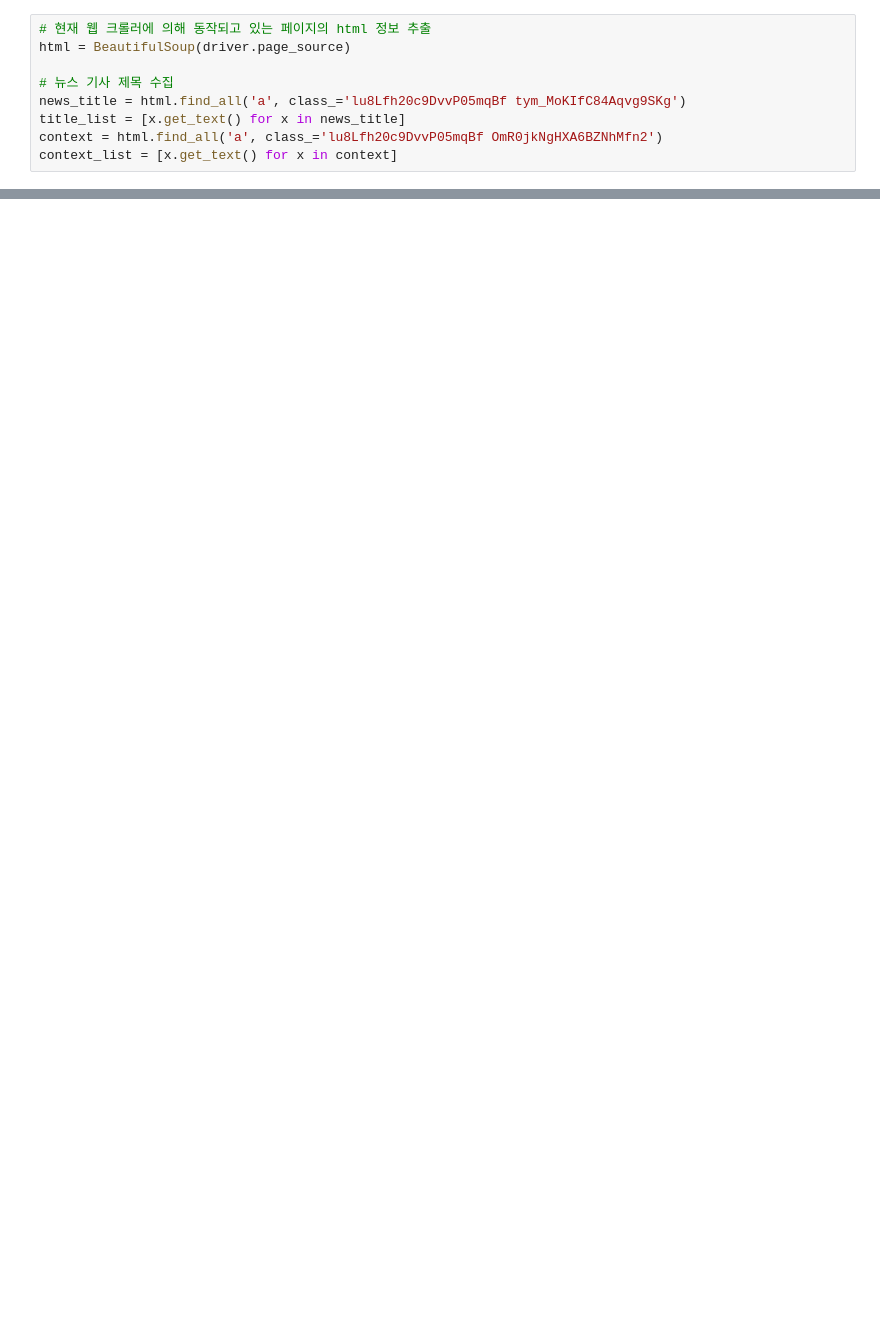
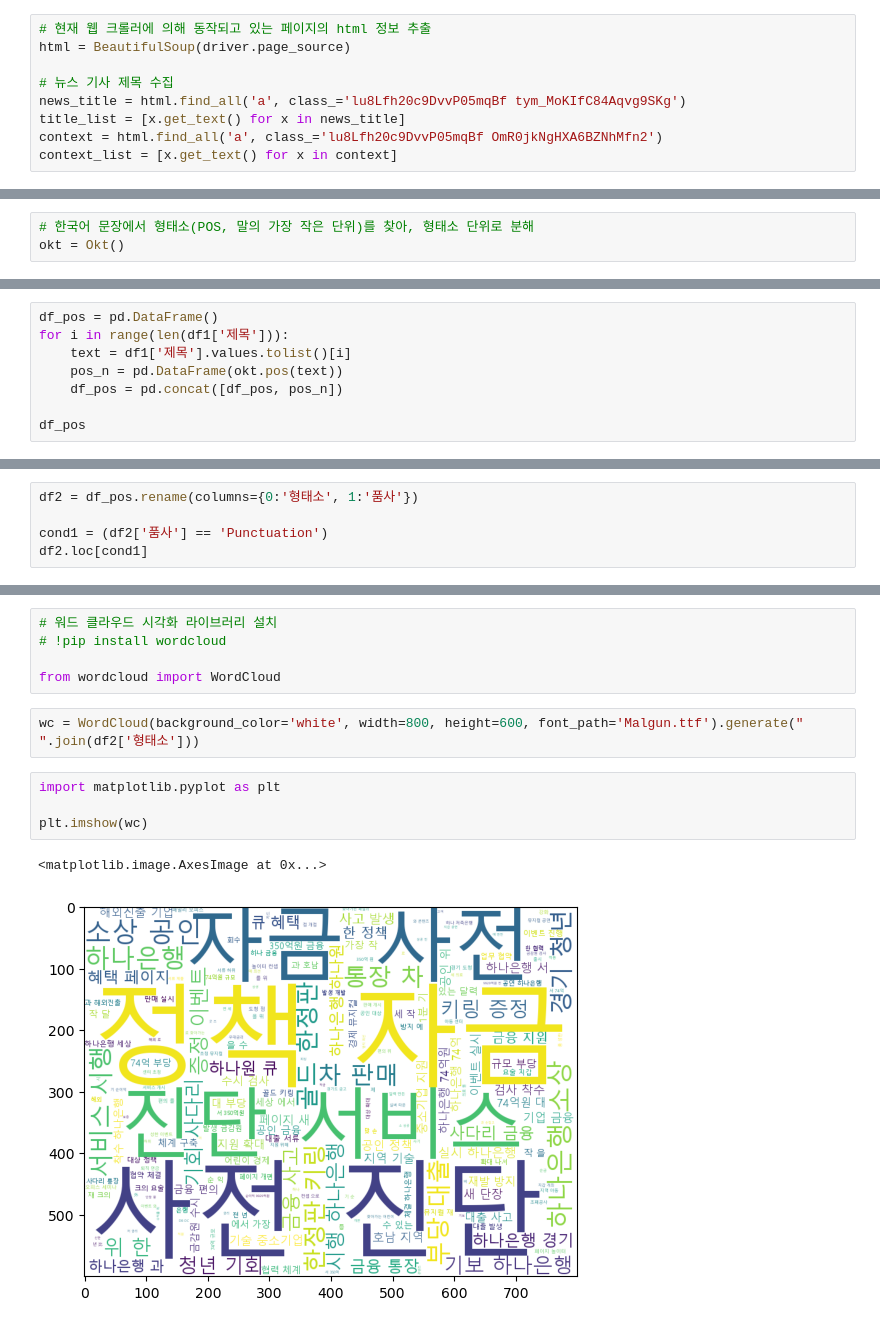
Before and after one commit to SIDED00R/hanaro_data, a Jupyter notebook: day20.ipynb, the cells around one changed output, grey strips where cells are left out. Cells and saved outputs as stored; diff of their text form; blank space fills up the shorter version.

```diff
--- a/day20.ipynb
+++ b/day20.ipynb
@@ -102,0 +100,3 @@ for _ in range(50):
+# %%
+# 한국어 문장에서 형태소(POS, 말의 가장 작은 단위)를 찾아, 형태소 단위로 분해
+okt = Okt()
@@ -102,0 +121,8 @@ for _ in range(50):
+# %%
+df_pos = pd.DataFrame()
+for i in range(len(df1['제목'])):
+    text = df1['제목'].values.tolist()[i]
+    pos_n = pd.DataFrame(okt.pos(text))
+    df_pos = pd.concat([df_pos, pos_n])
+
+df_pos
@@ -102,0 +160,5 @@ for _ in range(50):
+# %%
+df2 = df_pos.rename(columns={0:'형태소', 1:'품사'})
+
+cond1 = (df2['품사'] == 'Punctuation')
+df2.loc[cond1]
@@ -102,0 +179,14 @@ for _ in range(50):
+# %%
+# 워드 클라우드 시각화 라이브러리 설치
+# !pip install wordcloud
+
+from wordcloud import WordCloud
+# %%
+wc = WordCloud(background_color='white', width=800, height=600, font_path='Malgun.ttf').generate(" ".join(df2['형태소']))
+# %%
+import matplotlib.pyplot as plt
+
+plt.imshow(wc)
+# %% [output]
+<matplotlib.image.AxesImage at 0x...>
+[figure, added]
```
Also changed, not shown: parts of 10 cells of this notebook, 1 other file.
